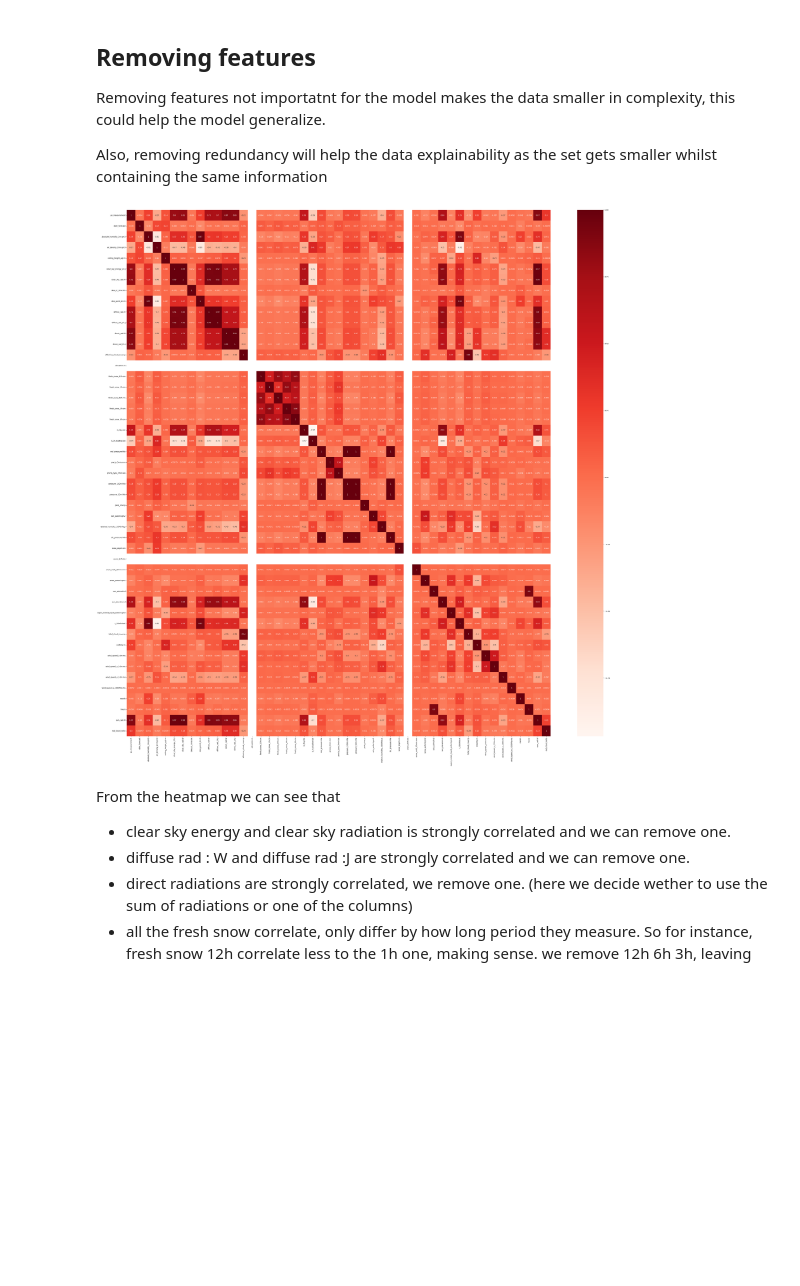
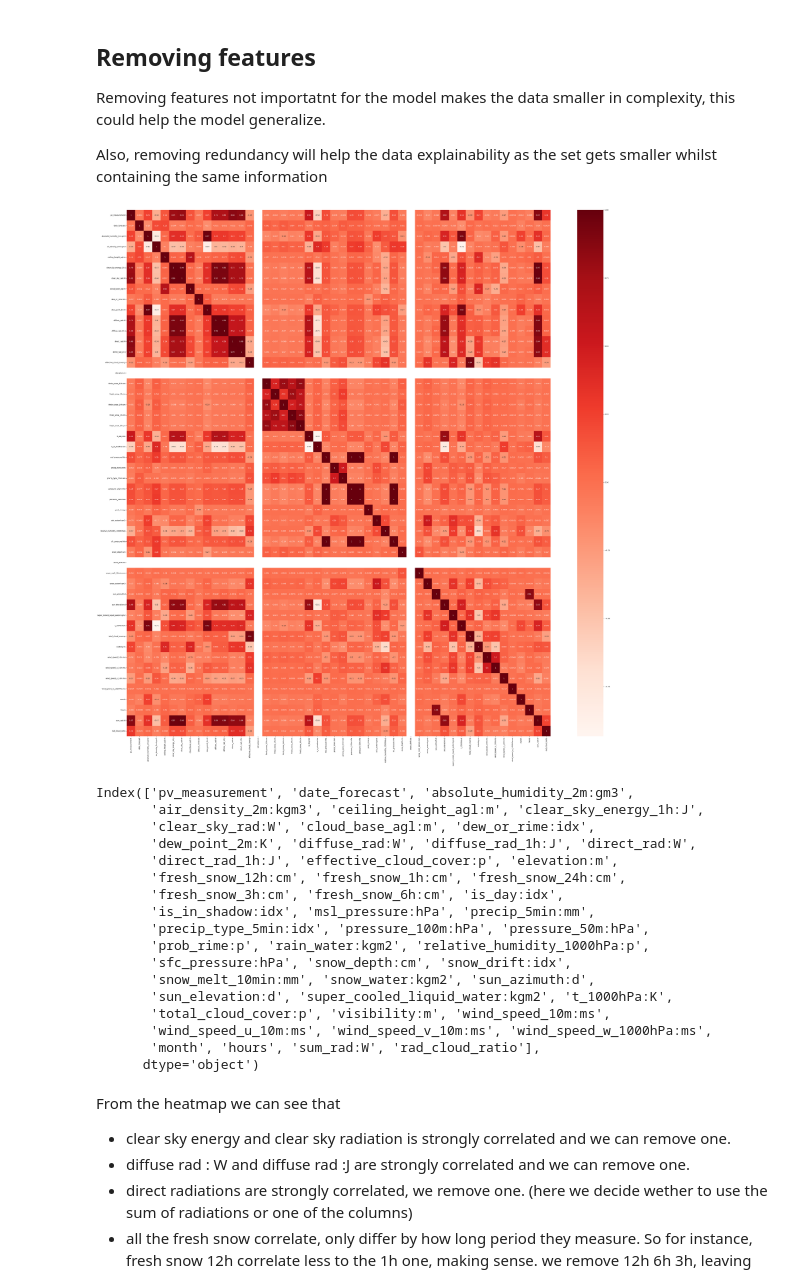
Before and after one commit to nasols/TDT4174-Machine-Learning, a Jupyter notebook: feature_engineering.ipynb, the cells around one changed output. Drawn from its saved outputs; the diff is of its cells as text; code cells hidden in the pictures; blank space fills up the shorter version.

```diff
--- a/feature_engineering.ipynb
+++ b/feature_engineering.ipynb
@@ -9,14 +12,18 @@
 %store -r data_B
 %store -r data_C
 
-data_A = data_A
-data_B = data_B
-data_C = data_C
+%store -r dm
+
+dm = dm
+
+data_A = dm.data_A
+data_B = dm.data_B
+data_C = dm.data_C
 
 %store -r X_test_estimated_a_corr
 %store -r X_test_estimated_b_corr
 %store -r X_test_estimated_c_corr
 
-X_test_estimated_a_corr = X_test_estimated_a_corr
-X_test_estimated_b_corr = X_test_estimated_b_corr
-X_test_estimated_c_corr = X_test_estimated_c_corr
+X_test_estimated_a_corr = dm.X_test_estimated_a
+X_test_estimated_b_corr = dm.X_test_estimated_b
+X_test_estimated_c_corr = dm.X_test_estimated_c
@@ -111,14 +143,33 @@ Also, removing redundancy will help the data explainability as the set gets smal
 # %%
 import matplotlib.pyplot as plt
 import seaborn as sns
 
 #Using Pearson Correlation
 plt.figure(figsize=(55,55))
 cor = data_A.corr()
 sns.heatmap(cor, annot=True, cmap=plt.cm.Reds)
 plt.show()
+
+data_C.columns
 # %% [output]
-[figure, old version]
+[figure, new version]
+Index(['pv_measurement', 'date_forecast', 'absolute_humidity_2m:gm3',
+       'air_density_2m:kgm3', 'ceiling_height_agl:m', 'clear_sky_energy_1h:J',
+       'clear_sky_rad:W', 'cloud_base_agl:m', 'dew_or_rime:idx',
+       'dew_point_2m:K', 'diffuse_rad:W', 'diffuse_rad_1h:J', 'direct_rad:W',
+       'direct_rad_1h:J', 'effective_cloud_cover:p', 'elevation:m',
+       'fresh_snow_12h:cm', 'fresh_snow_1h:cm', 'fresh_snow_24h:cm',
+       'fresh_snow_3h:cm', 'fresh_snow_6h:cm', 'is_day:idx',
+       'is_in_shadow:idx', 'msl_pressure:hPa', 'precip_5min:mm',
+       'precip_type_5min:idx', 'pressure_100m:hPa', 'pressure_50m:hPa',
+       'prob_rime:p', 'rain_water:kgm2', 'relative_humidity_1000hPa:p',
+       'sfc_pressure:hPa', 'snow_depth:cm', 'snow_drift:idx',
+       'snow_melt_10min:mm', 'snow_water:kgm2', 'sun_azimuth:d',
+       'sun_elevation:d', 'super_cooled_liquid_water:kgm2', 't_1000hPa:K',
+       'total_cloud_cover:p', 'visibility:m', 'wind_speed_10m:ms',
+       'wind_speed_u_10m:ms', 'wind_speed_v_10m:ms', 'wind_speed_w_1000hPa:ms',
+       'month', 'hours', 'sum_rad:W', 'rad_cloud_ratio'],
+      dtype='object')
 # %% [markdown]
 From the heatmap we can see that
 - clear sky energy and clear sky radiation is strongly correlated and we can remove one.
```
Also changed, not shown: parts of 12 cells of this notebook, 12 other files.
